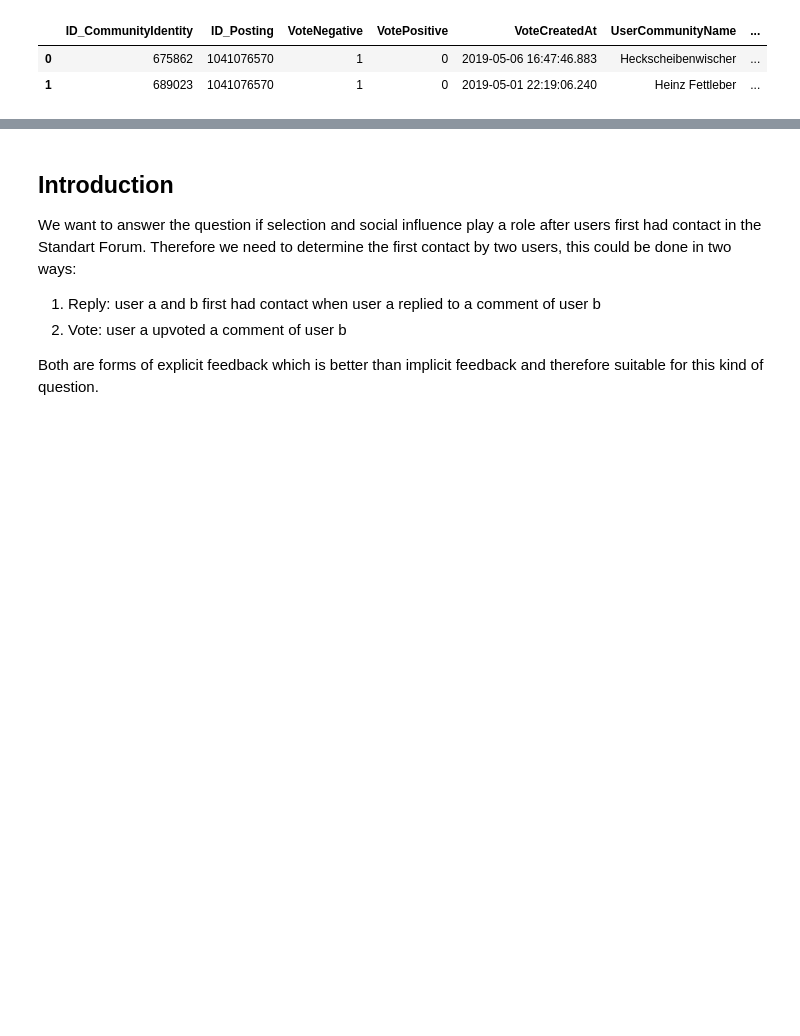
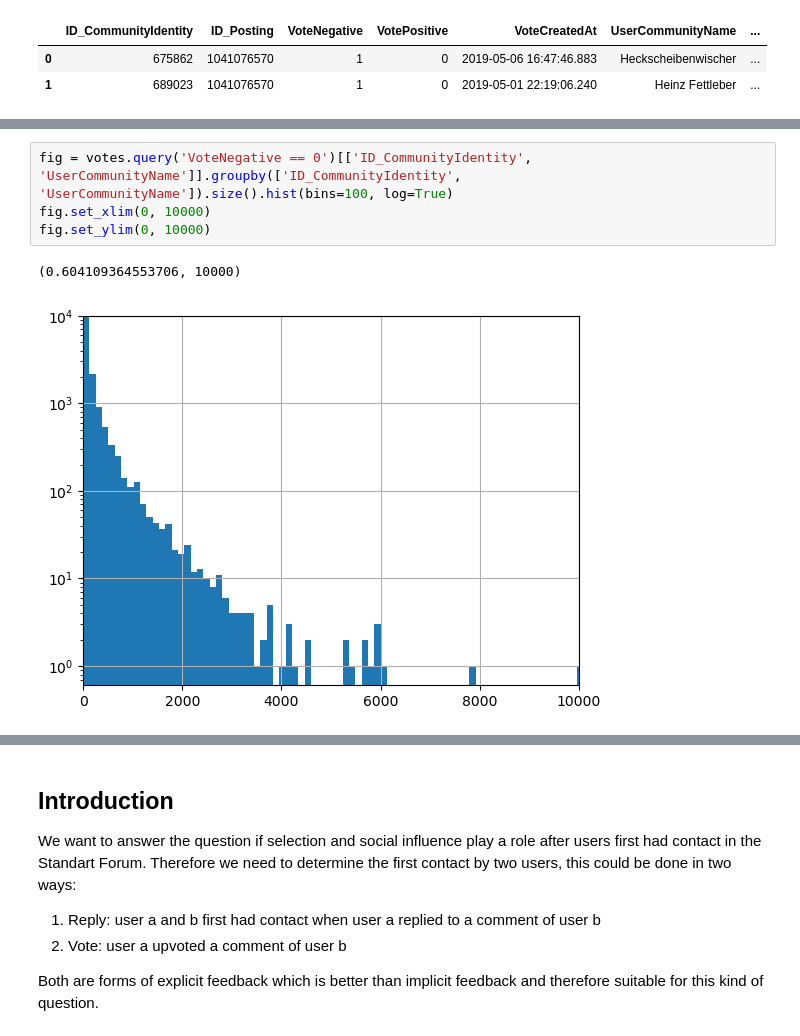
Before and after one commit to anaterovic/SNA, a Jupyter notebook: notebook_vali.ipynb, the cells around one changed output, grey strips where cells are left out. Drawn from its saved outputs; the diff is of its cells as text; blank space fills up the shorter version.

```diff
--- a/notebook_vali.ipynb
+++ b/notebook_vali.ipynb
@@ -35,0 +47,7 @@ postings.head(2)
+# %%
+fig = votes.query('VoteNegative == 0')[['ID_CommunityIdentity', 'UserCommunityName']].groupby(['ID_CommunityIdentity', 'UserCommunityName']).size().hist(bins=100, log=True)
+fig.set_xlim(0, 10000)
+fig.set_ylim(0, 10000)
+# %% [output]
+(0.604109364553706, 10000)
+[figure, added]
```
Also changed, not shown: parts of 22 cells of this notebook, 4 other files.
